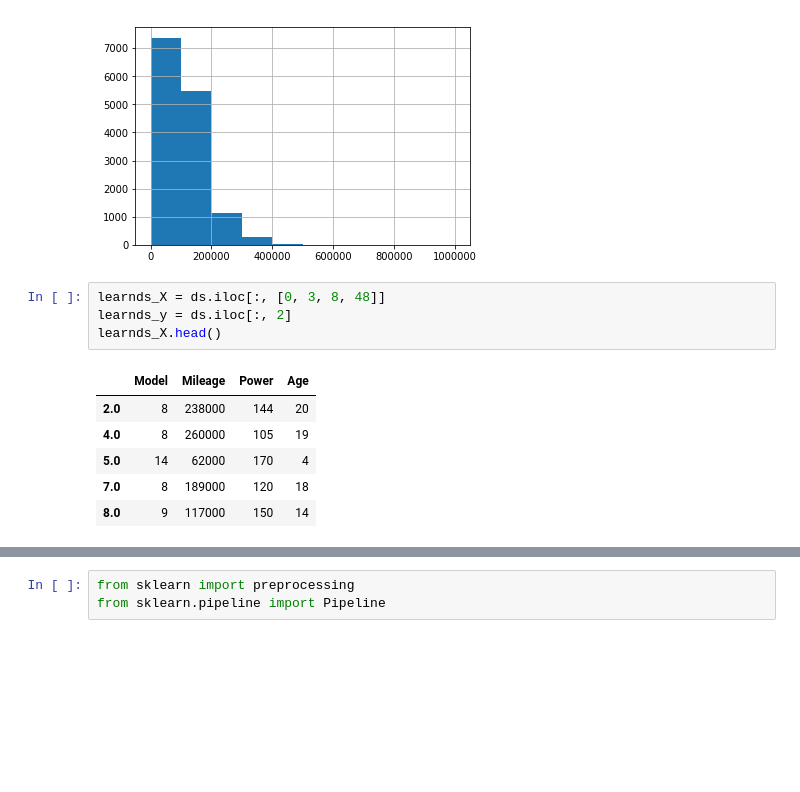
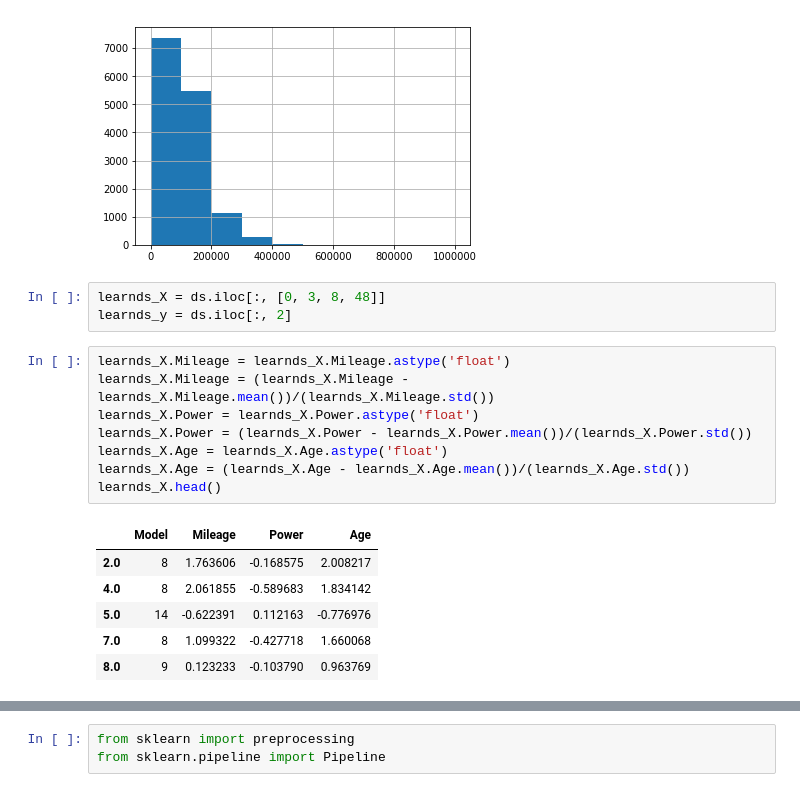
Before and after one commit to MatyushinMA/sphere_ml, a Jupyter notebook: vis/Untitled1.ipynb, the cells around one changed output, grey strips where cells are left out. Cells and saved outputs as stored; diff of their text form; blank space fills up the shorter version.

```diff
--- a/vis/Untitled1.ipynb
+++ b/vis/Untitled1.ipynb
@@ -207,11 +231,18 @@ ds.Mileage.hist()
 # %%
 learnds_X = ds.iloc[:, [0, 3, 8, 48]]
 learnds_y = ds.iloc[:, 2]
-learnds_X.head()
-# %% [output]
-|  | Model | Mileage | Power | Age |
-| 2.0 | 8 | 238000 | 144 | 20 |
-| 4.0 | 8 | 260000 | 105 | 19 |
-| 5.0 | 14 | 62000 | 170 | 4 |
-| 7.0 | 8 | 189000 | 120 | 18 |
-| 8.0 | 9 | 117000 | 150 | 14 |
+# %%
+learnds_X.Mileage = learnds_X.Mileage.astype('float')
+learnds_X.Mileage = (learnds_X.Mileage - learnds_X.Mileage.mean())/(learnds_X.Mileage.std())
+learnds_X.Power = learnds_X.Power.astype('float')
+learnds_X.Power = (learnds_X.Power - learnds_X.Power.mean())/(learnds_X.Power.std())
+learnds_X.Age = learnds_X.Age.astype('float')
+learnds_X.Age = (learnds_X.Age - learnds_X.Age.mean())/(learnds_X.Age.std())
+learnds_X.head()
+# %% [output]
+|  | Model | Mileage | Power | Age |
+| 2.0 | 8 | 1.763606 | -0.168575 | 2.008217 |
+| 4.0 | 8 | 2.061855 | -0.589683 | 1.834142 |
+| 5.0 | 14 | -0.622391 | 0.112163 | -0.776976 |
+| 7.0 | 8 | 1.099322 | -0.427718 | 1.660068 |
+| 8.0 | 9 | 0.123233 | -0.103790 | 0.963769 |
```
Also changed, not shown: parts of 10 cells of this notebook, 1 other file.
